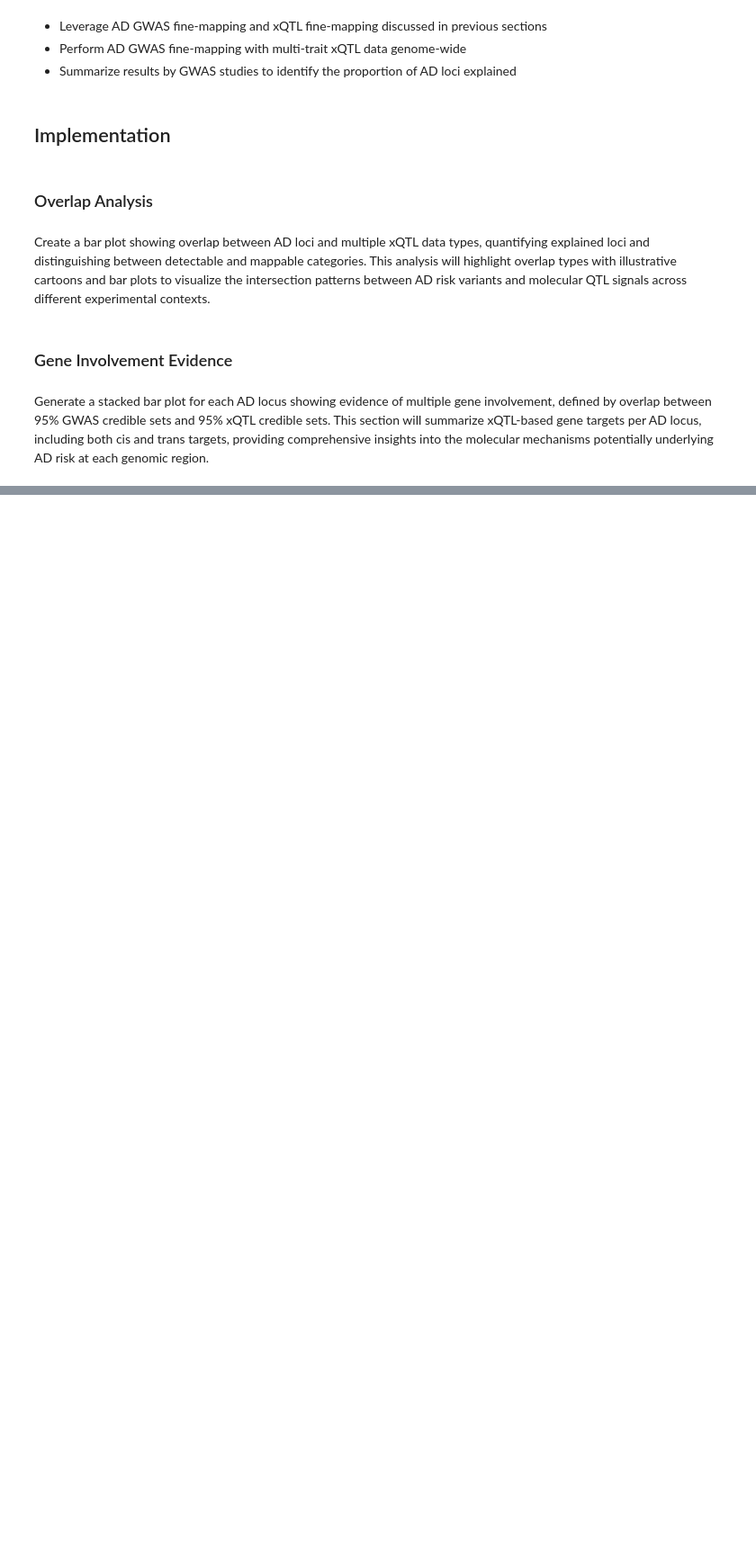
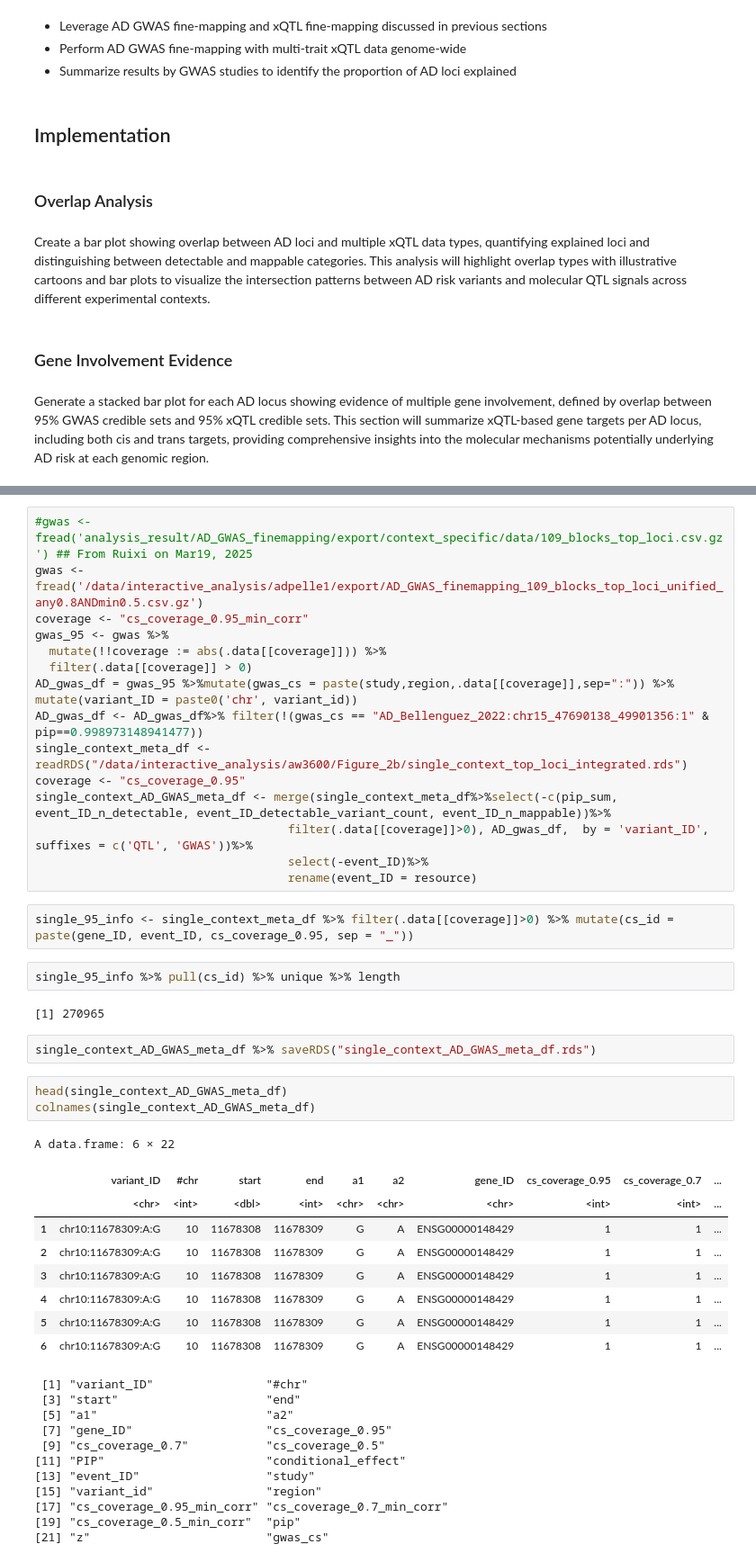
Before and after one commit to jaempawi/xqtl-paper, a Jupyter notebook: main_text/5_AD_xQTL_integration/Figure_5c_AD_loci_xQTL_annotated.ipynb, the cells around one changed output, grey strips where cells are left out. Shown at 90% size. Drawn from its saved outputs; the diff is of its cells as text; blank space fills up the shorter version.

```diff
--- a/main_text/5_AD_xQTL_integration/Figure_5c_AD_loci_xQTL_annotated.ipynb
+++ b/main_text/5_AD_xQTL_integration/Figure_5c_AD_loci_xQTL_annotated.ipynb
@@ -24,0 +49,47 @@ Generate a stacked bar plot for each AD locus showing evidence of multiple gene
+# %%
+#gwas <- fread('analysis_result/AD_GWAS_finemapping/export/context_specific/data/109_blocks_top_loci.csv.gz') ## From Ruixi on Mar19, 2025
+gwas <- fread('/data/interactive_analysis/adpelle1/export/AD_GWAS_finemapping_109_blocks_top_loci_unified_any0.8ANDmin0.5.csv.gz')
+coverage <- "cs_coverage_0.95_min_corr"
+gwas_95 <- gwas %>%
+  mutate(!!coverage := abs(.data[[coverage]])) %>%
+  filter(.data[[coverage]] > 0)
+AD_gwas_df = gwas_95 %>%mutate(gwas_cs = paste(study,region,.data[[coverage]],sep=":")) %>% mutate(variant_ID = paste0('chr', variant_id))
+AD_gwas_df <- AD_gwas_df%>% filter(!(gwas_cs == "AD_Bellenguez_2022:chr15_47690138_49901356:1" & pip==0.998973148941477))
+single_context_meta_df <- readRDS("/data/interactive_analysis/aw3600/Figure_2b/single_context_top_loci_integrated.rds")
+coverage <- "cs_coverage_0.95"
+single_context_AD_GWAS_meta_df <- merge(single_context_meta_df%>%select(-c(pip_sum, event_ID_n_detectable, event_ID_detectable_variant_count, event_ID_n_mappable))%>%
+                                    filter(.data[[coverage]]>0), AD_gwas_df,  by = 'variant_ID', suffixes = c('QTL', 'GWAS'))%>%
+                                    select(-event_ID)%>%
+                                    rename(event_ID = resource)
+# %%
+single_95_info <- single_context_meta_df %>% filter(.data[[coverage]]>0) %>% mutate(cs_id = paste(gene_ID, event_ID, cs_coverage_0.95, sep = "_"))
+# %%
+single_95_info %>% pull(cs_id) %>% unique %>% length
+# %% [output]
+[1] 270965
+# %%
+single_context_AD_GWAS_meta_df %>% saveRDS("single_context_AD_GWAS_meta_df.rds")
+# %%
+head(single_context_AD_GWAS_meta_df)
+colnames(single_context_AD_GWAS_meta_df)
+# %% [output]
+A data.frame: 6 × 22
+|  | variant_ID | #chr | start | end | a1 | a2 | gene_ID | cs_coverage_0.95 | cs_coverage_0.7 | ... |
+|  | <chr> | <int> | <dbl> | <int> | <chr> | <chr> | <chr> | <int> | <int> | ... |
+| 1 | chr10:11678309:A:G | 10 | 11678308 | 11678309 | G | A | ENSG00000148429 | 1 | 1 | ... |
+| 2 | chr10:11678309:A:G | 10 | 11678308 | 11678309 | G | A | ENSG00000148429 | 1 | 1 | ... |
+| 3 | chr10:11678309:A:G | 10 | 11678308 | 11678309 | G | A | ENSG00000148429 | 1 | 1 | ... |
+| 4 | chr10:11678309:A:G | 10 | 11678308 | 11678309 | G | A | ENSG00000148429 | 1 | 1 | ... |
+| 5 | chr10:11678309:A:G | 10 | 11678308 | 11678309 | G | A | ENSG00000148429 | 1 | 1 | ... |
+| 6 | chr10:11678309:A:G | 10 | 11678308 | 11678309 | G | A | ENSG00000148429 | 1 | 1 | ... |
+ [1] "variant_ID"                "#chr"
+ [3] "start"                     "end"
+ [5] "a1"                        "a2"
+ [7] "gene_ID"                   "cs_coverage_0.95"
+ [9] "cs_coverage_0.7"           "cs_coverage_0.5"
+[11] "PIP"                       "conditional_effect"
+[13] "event_ID"                  "study"
+[15] "variant_id"                "region"
+[17] "cs_coverage_0.95_min_corr" "cs_coverage_0.7_min_corr"
+[19] "cs_coverage_0.5_min_corr"  "pip"
+[21] "z"                         "gwas_cs"
```
Also changed, not shown: parts of 74 cells of this notebook.
